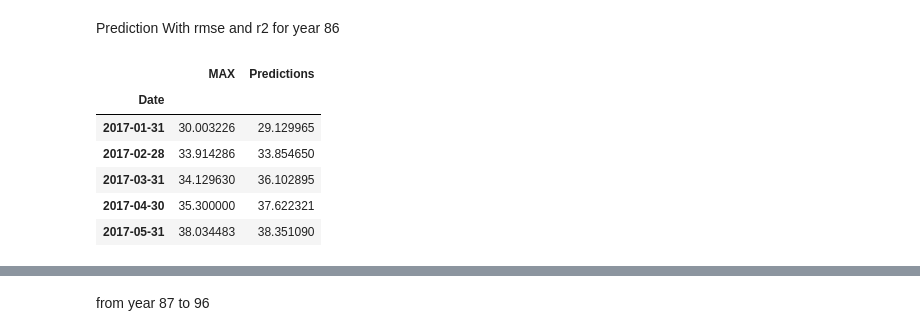
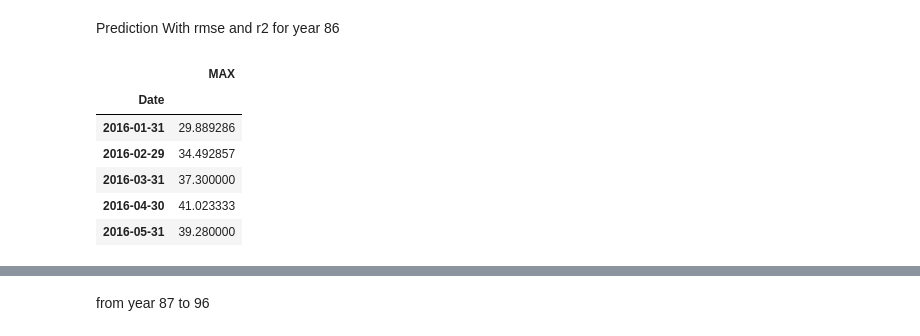
Before and after one commit to DeepMathukiya/Temperature, a Jupyter notebook: LSTM 2nd.ipynb, the cells around one changed output, grey strips where cells are left out. Cells and saved outputs as stored; diff of their text form; code cells hidden in the pictures.

```diff
--- a/LSTM 2nd.ipynb
+++ b/LSTM 2nd.ipynb
@@ -560,13 +545,15 @@ r2_score(test['MAX'],test['Predictions'])
 Prediction With rmse and r2 for year 86
 # %%
 current_batch_copy = current_batch.copy()
-# %%
-f17_23.head()
-# %% [output]
-|  | MAX | Predictions |
-| Date |  |  |
-| 2017-01-31 | 30.003226 | 29.129965 |
-| 2017-02-28 | 33.914286 | 33.854650 |
-| 2017-03-31 | 34.129630 | 36.102895 |
-| 2017-04-30 | 35.300000 | 37.622321 |
-| 2017-05-31 | 38.034483 | 38.351090 |
+# %%
+f17_23.head()
+f16_20 = monthly_data['2016-01-01':'2021-01-01']
+f16_20.head()
+# %% [output]
+|  | MAX |
+| Date |  |
+| 2016-01-31 | 29.889286 |
+| 2016-02-29 | 34.492857 |
+| 2016-03-31 | 37.300000 |
+| 2016-04-30 | 41.023333 |
+| 2016-05-31 | 39.280000 |
```
Also changed, not shown: parts of 24 cells of this notebook, 1 other file.
